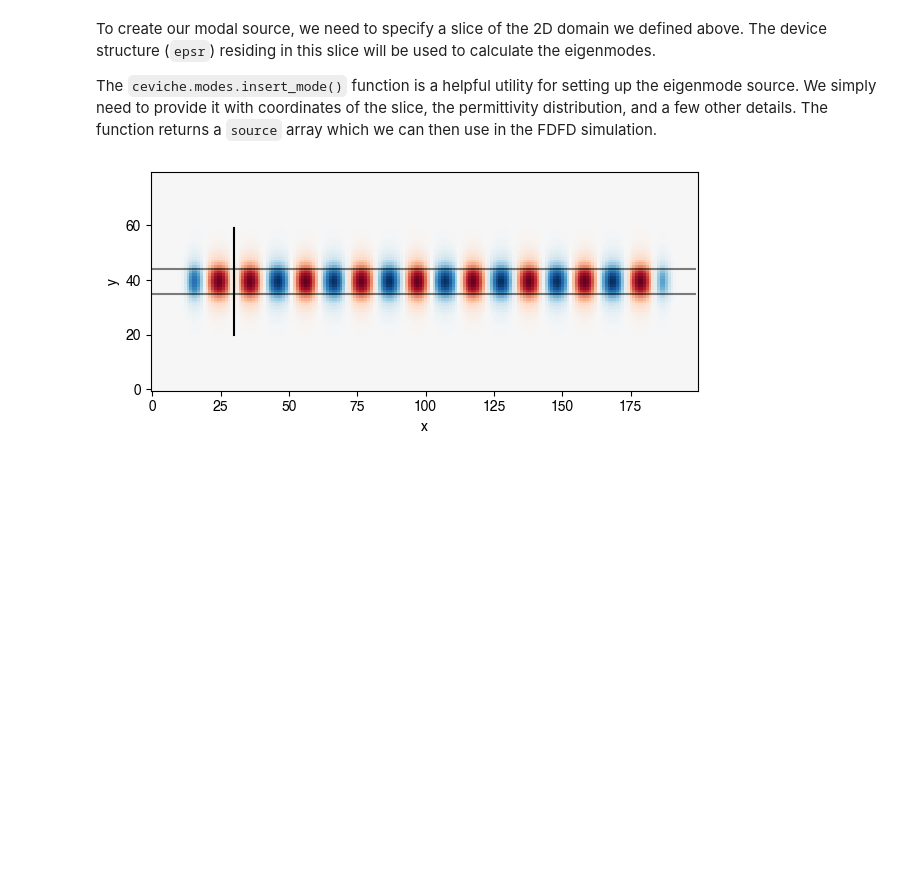
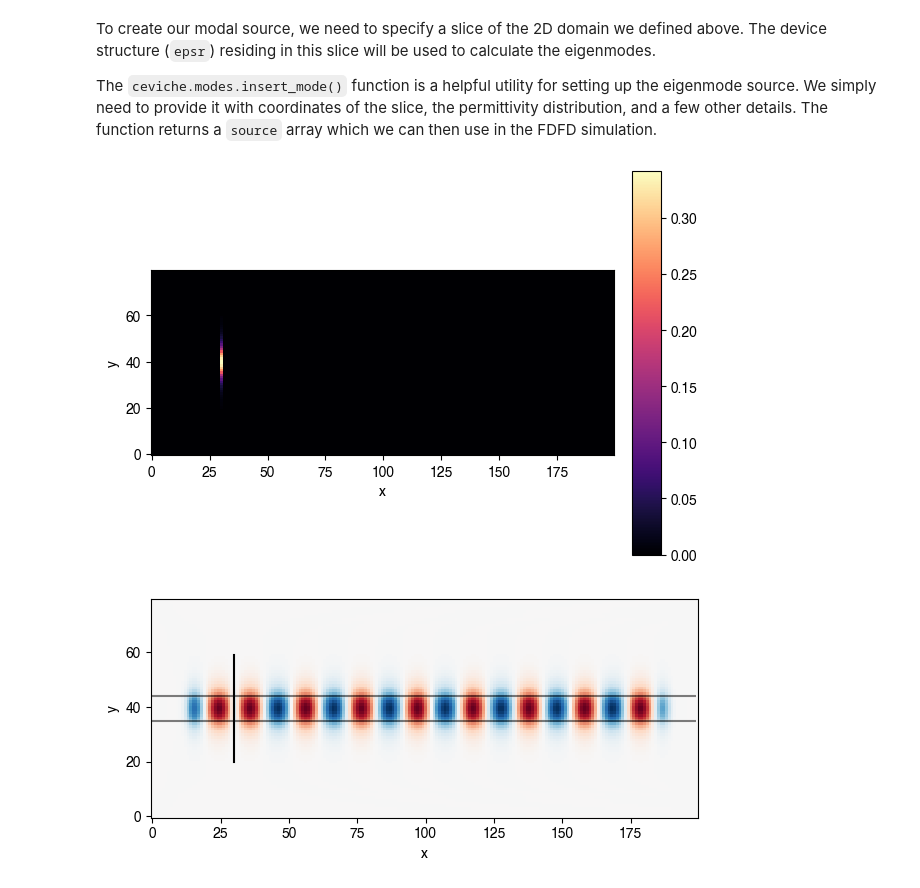
Before and after one commit to fancompute/workshop-invdesign, a Jupyter notebook: 01_First_simulation.ipynb, the cells around one changed output. Drawn from its saved outputs; the diff is of its cells as text; code cells hidden in the pictures; blank space fills up the shorter version.

```diff
--- a/01_First_simulation.ipynb
+++ b/01_First_simulation.ipynb
@@ -91,4 +104,8 @@ src_x = 30 * np.ones(src_y.shape, dtype=int)
 source = ceviche.modes.insert_mode(omega, dl, src_x, src_y, epsr)
+# %%
+ceviche.viz.abs(source, cbar=True);
+# %% [output]
+[figure, added]
 # %%
 # Run the simulation for Ez polarization
 simulation = ceviche.fdfd_ez(omega, dl, epsr, [Npml, Npml])
```
Also changed, not shown: parts of 7 cells of this notebook.
